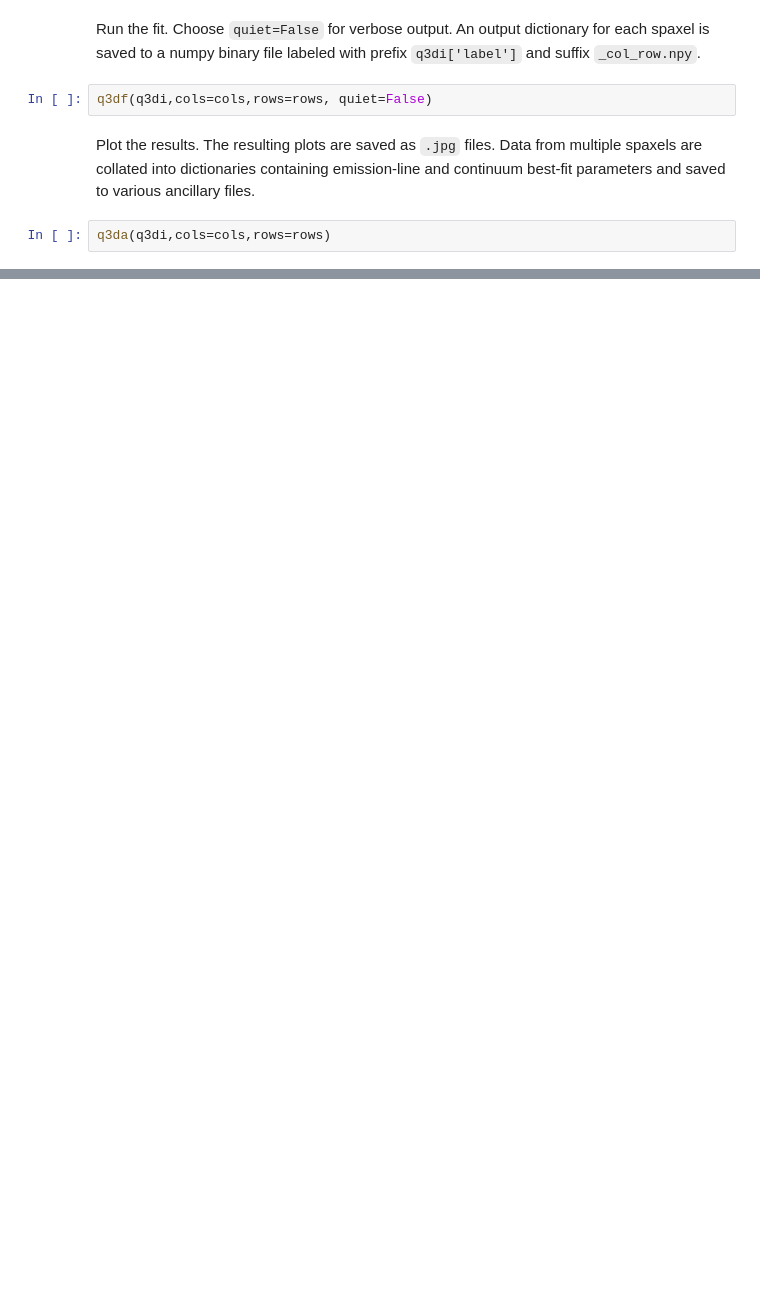
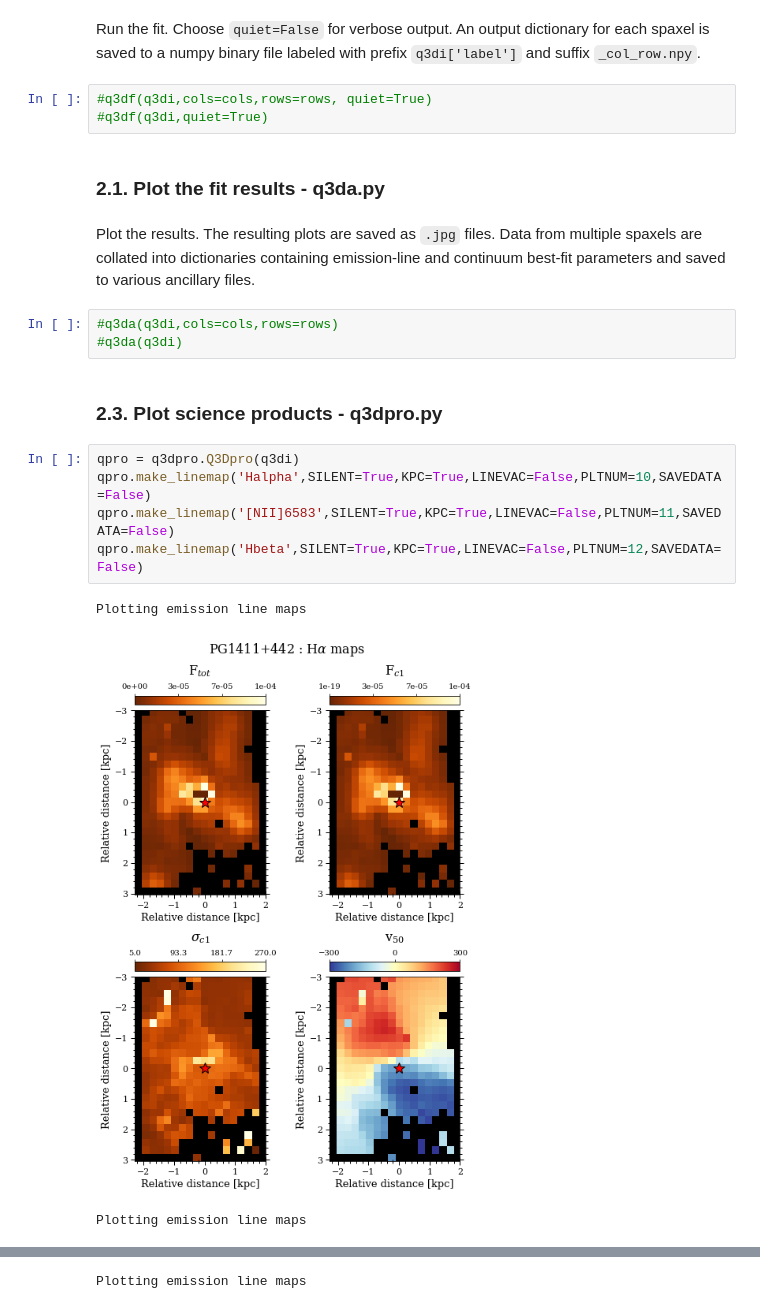
Before and after one commit to Q3D/q3dfit, a Jupyter notebook: jnb/run_q3dfit.ipynb, the cells around one changed output, grey strips where cells are left out. Cells and saved outputs as stored; diff of their text form; blank space fills up the shorter version.

Commit message:
adding q3dpro.py

```diff
--- a/jnb/run_q3dfit.ipynb
+++ b/jnb/run_q3dfit.ipynb
@@ -421,8 +436,23 @@ rows = 11
 # %% [markdown]
 Run the fit. Choose `quiet=False` for verbose output. An output dictionary for each spaxel is saved to a numpy binary file labeled with prefix `q3di['label']` and suffix `_col_row.npy`.
 # %%
-q3df(q3di,cols=cols,rows=rows, quiet=False)
+#q3df(q3di,cols=cols,rows=rows, quiet=True)
+#q3df(q3di,quiet=True)
+# %% [markdown]
+### 2.1. Plot the fit results - q3da.py
 # %% [markdown]
 Plot the results. The resulting plots are saved as `.jpg` files. Data from multiple spaxels are collated into dictionaries containing emission-line and continuum best-fit parameters and saved to various ancillary files.
 # %%
-q3da(q3di,cols=cols,rows=rows)
+#q3da(q3di,cols=cols,rows=rows)
+#q3da(q3di)
+# %% [markdown]
+### 2.3. Plot science products - q3dpro.py
+# %%
+qpro = q3dpro.Q3Dpro(q3di)
+qpro.make_linemap('Halpha',SILENT=True,KPC=True,LINEVAC=False,PLTNUM=10,SAVEDATA=False)
+qpro.make_linemap('[NII]6583',SILENT=True,KPC=True,LINEVAC=False,PLTNUM=11,SAVEDATA=False)
+qpro.make_linemap('Hbeta',SILENT=True,KPC=True,LINEVAC=False,PLTNUM=12,SAVEDATA=False)
+# %% [output]
+Plotting emission line maps
+[figure, added]
+Plotting emission line maps
@@ -428,0 +460 @@ q3da(q3di,cols=cols,rows=rows)
+Plotting emission line maps
```
Also changed, not shown: parts of 8 cells of this notebook, 1 other file.
